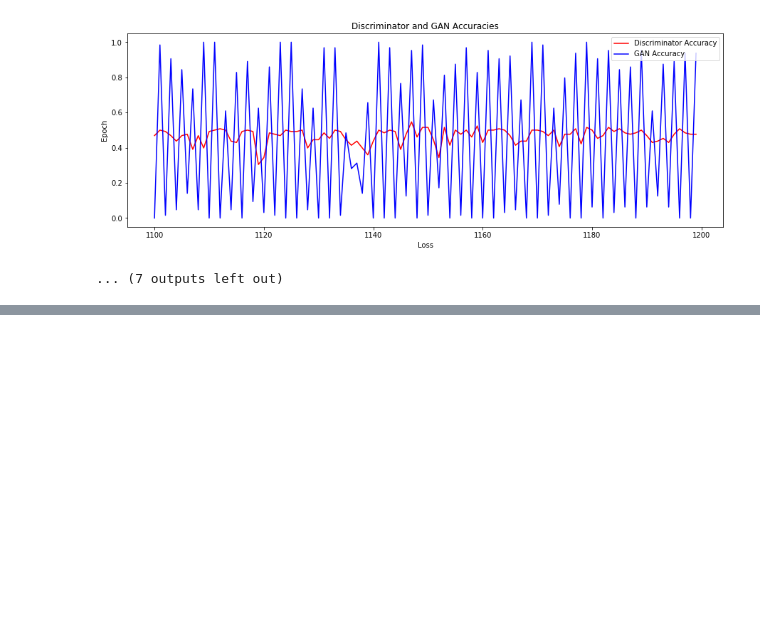
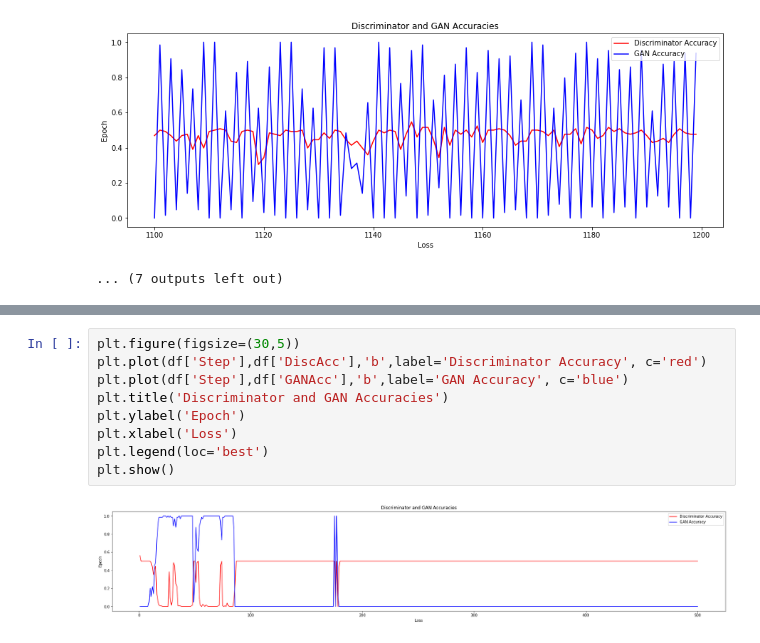
Before and after one commit to Tejas-Nanaware/GAN-Anime-Characters, a Jupyter notebook: Results.ipynb, the cells around one changed output, grey strips where cells are left out. Saved outputs shown, nothing was run; the diff lists cells and outputs as text; blank space fills up the shorter version.

```diff
--- a/Results.ipynb
+++ b/Results.ipynb
@@ -79,0 +112,11 @@ for i in range(len(ranges[:-1])):
+# %%
+plt.figure(figsize=(30,5))
+plt.plot(df['Step'],df['DiscAcc'],'b',label='Discriminator Accuracy', c='red')
+plt.plot(df['Step'],df['GANAcc'],'b',label='GAN Accuracy', c='blue')
+plt.title('Discriminator and GAN Accuracies')
+plt.ylabel('Epoch')
+plt.xlabel('Loss')
+plt.legend(loc='best')
+plt.show()
+# %% [output]
+[figure, added]
```
Also changed, not shown: parts of 5 cells of this notebook.
